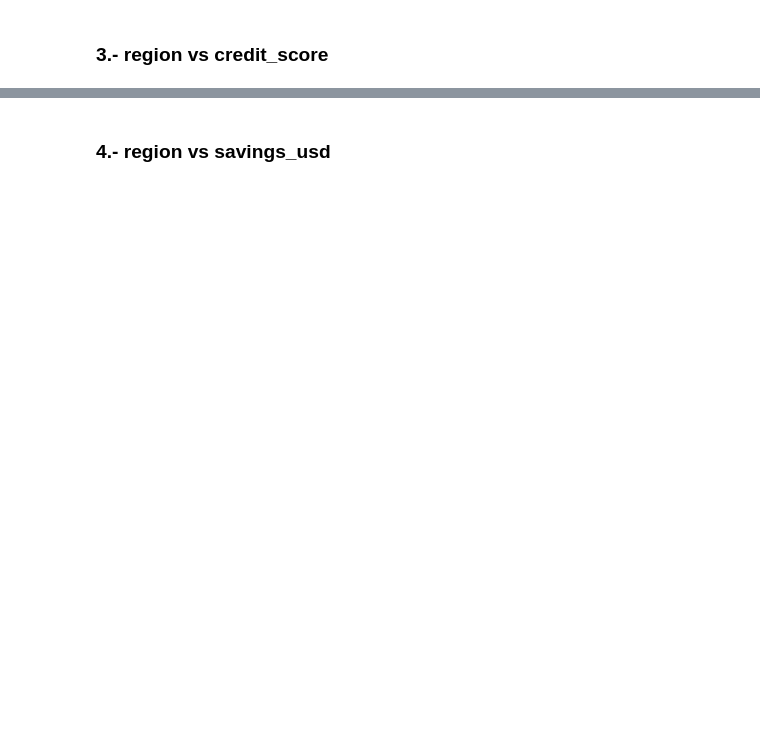
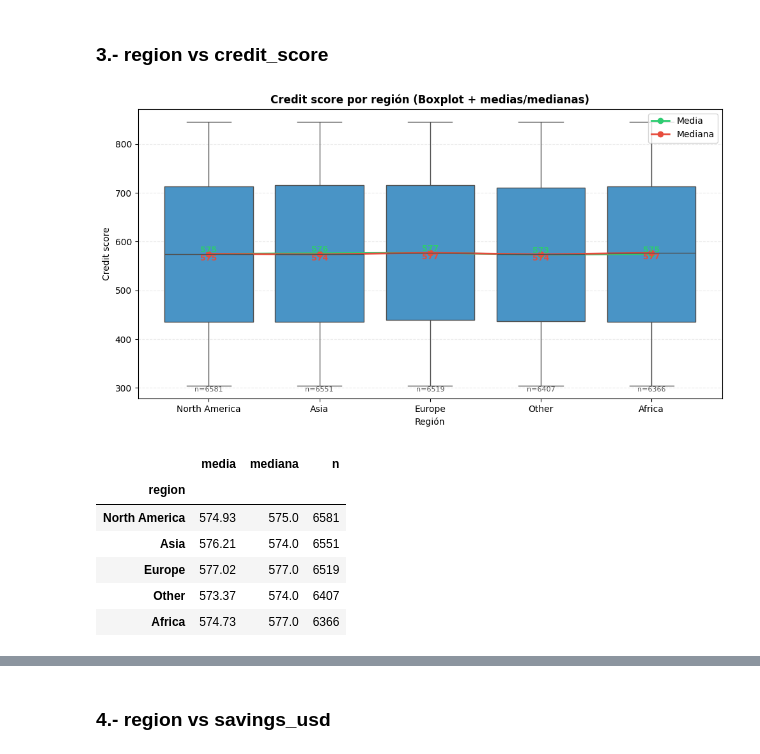
Before and after one commit to RogerFernando98/Big-4-Financial-Risk-Insights-2020-2025-, a Jupyter notebook: notebooks/3_eda.ipynb, the cells around one changed output, grey strips where cells are left out. Cells and saved outputs as stored; diff of their text form; code cells hidden in the pictures; blank space fills up the shorter version.

```diff
--- a/notebooks/3_eda.ipynb
+++ b/notebooks/3_eda.ipynb
@@ -1252,4 +1398,62 @@ stats
 # %% [markdown]
 ### 3.- region vs credit_score
 # %%
-# gráfico
+# --- Preparación de datos ---
+cols = ["region", "credit_score"]
+df_rc = (df[cols]
+         .rename(columns={"credit_score":"CS"})
+         .replace([np.inf, -np.inf], np.nan)
+         .dropna()
+         .copy())
+
+# Orden de regiones por tamaño (o fija el tuyo)
+orden = df_rc["region"].value_counts().index.tolist()
+df_rc["region"] = pd.Categorical(df_rc["region"], categories=orden, ordered=True)
+
+# (Opcional) recorte suave por si hay valores sintéticos en bordes
+p01, p99 = df_rc["CS"].quantile([.01, .99])
+df_rc["CS_clip"] = df_rc["CS"].clip(lower=p01, upper=p99)
+
+# Estadísticas por región
+stats = (df_rc.groupby("region")["CS"]
+         .agg(media="mean", mediana="median", n="count")
+         .reindex(orden)
+         .round(2))
+
+# --- Gráfico único: Boxplot + medias/medianas ---
+plt.figure(figsize=(10,5.5))
+ax = plt.gca()
+
+sns.boxplot(data=df_rc, x="region", y="CS_clip",
+            order=orden, showfliers=False, color=color_total, ax=ax)
+
+ax.set_title("Credit score por región (Boxplot + medias/medianas)", fontweight='bold')
+ax.set_xlabel("Región"); ax.set_ylabel("Credit score")
+ax.grid(axis='y', alpha=.25, linestyle='--')
+
+# Líneas de media y mediana
+xpos = np.arange(len(stats))
+ax.plot(xpos, stats["media"].values,   marker='o', color=color_activos, linewidth=2, label="Media")
+ax.plot(xpos, stats["mediana"].values, marker='o', color=color_churned,  linewidth=2, label="Mediana")
+
+# Etiquetas de valores y tamaño muestral
+for i, (m, md, n) in enumerate(zip(stats["media"], stats["mediana"], stats["n"])):
+    ax.text(i, m,  f"{m:.0f}", ha='center', va='bottom', fontsize=9, color=color_activos, fontweight='bold')
+    ax.text(i, md, f"{md:.0f}",ha='center', va='top',    fontsize=9, color=color_churned,  fontweight='bold')
+    ax.text(i, ax.get_ylim()[0] + (ax.get_ylim()[1]-ax.get_ylim()[0])*0.02,
+            f"n={n}", ha='center', va='bottom', fontsize=8, color="#555")
+
+ax.legend(loc="upper right")
+plt.tight_layout(); plt.show()
+
+# Revisar la tabla en consola
+stats
+# %% [output]
+[figure, added]
+|  | media | mediana | n |
+| region |  |  |  |
+| North America | 574.93 | 575.0 | 6581 |
+| Asia | 576.21 | 574.0 | 6551 |
+| Europe | 577.02 | 577.0 | 6519 |
+| Other | 573.37 | 574.0 | 6407 |
+| Africa | 574.73 | 577.0 | 6366 |
```
Also changed, not shown: parts of 11 cells of this notebook.
